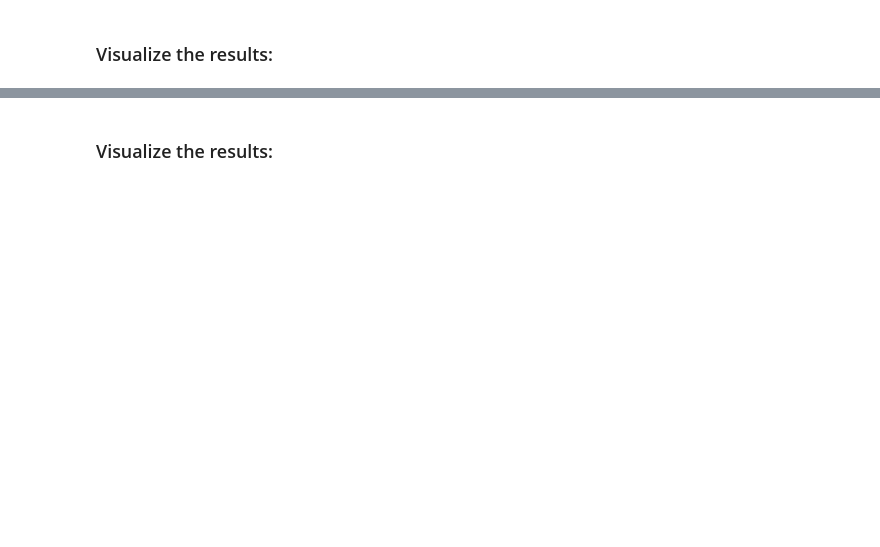
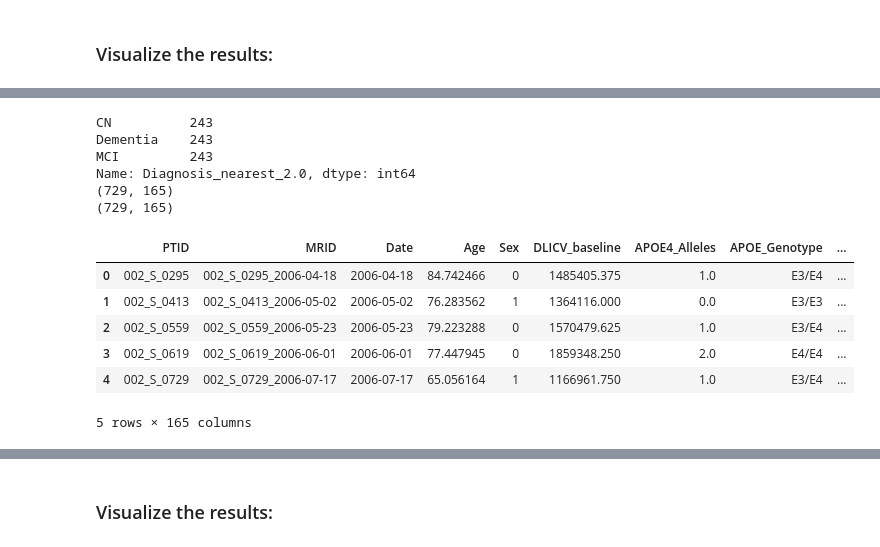
Before and after one commit to georgeaidinis/Dissertation, a Jupyter notebook: DeepCCA Model/ADNI Classification Adaboost MCA.ipynb, the cells around one changed output, grey strips where cells are left out. Cells and saved outputs as stored; diff of their text form; code cells hidden in the pictures; blank space fills up the shorter version.

```diff
--- a/DeepCCA Model/ADNI Classification Adaboost MCA.ipynb
+++ b/DeepCCA Model/ADNI Classification Adaboost MCA.ipynb
@@ -332,0 +415,31 @@ confusion_matrices(Confusion_Matrices, names, n_rows=2, n_cols=3)
+# %%
+# Scale the data:
+scaler = preprocessing.StandardScaler()
+mca_scaled = scaler.fit_transform(mca[MRI_columns])
+mca[MRI_columns] = mca_scaled
+
+# Balance the data through Undersampling:
+mca_usampled = undersample(mca)
+mca_usampled = mca_usampled.sort_values('PTID', ascending=True)
+mca_usampled.reset_index(drop=True, inplace=True)
+
+print(mca_usampled['Diagnosis_nearest_2.0'].value_counts())
+print(mca_usampled.shape)
+
+mca = mca_usampled
+print(mca.shape)
+mca.head()
+# %% [output]
+CN          243
+Dementia    243
+MCI         243
+Name: Diagnosis_nearest_2.0, dtype: int64
+(729, 165)
+(729, 165)
+|  | PTID | MRID | Date | Age | Sex | DLICV_baseline | APOE4_Alleles | APOE_Genotype | ... |
+| 0 | 002_S_0295 | 002_S_0295_2006-04-18 | 2006-04-18 | 84.742466 | 0 | 1485405.375 | 1.0 | E3/E4 | ... |
+| 1 | 002_S_0413 | 002_S_0413_2006-05-02 | 2006-05-02 | 76.283562 | 1 | 1364116.000 | 0.0 | E3/E3 | ... |
+| 2 | 002_S_0559 | 002_S_0559_2006-05-23 | 2006-05-23 | 79.223288 | 0 | 1570479.625 | 1.0 | E3/E4 | ... |
+| 3 | 002_S_0619 | 002_S_0619_2006-06-01 | 2006-06-01 | 77.447945 | 0 | 1859348.250 | 2.0 | E4/E4 | ... |
+| 4 | 002_S_0729 | 002_S_0729_2006-07-17 | 2006-07-17 | 65.056164 | 1 | 1166961.750 | 1.0 | E3/E4 | ... |
+5 rows × 165 columns
```
Also changed, not shown: parts of 11 cells of this notebook, 3 other files.
